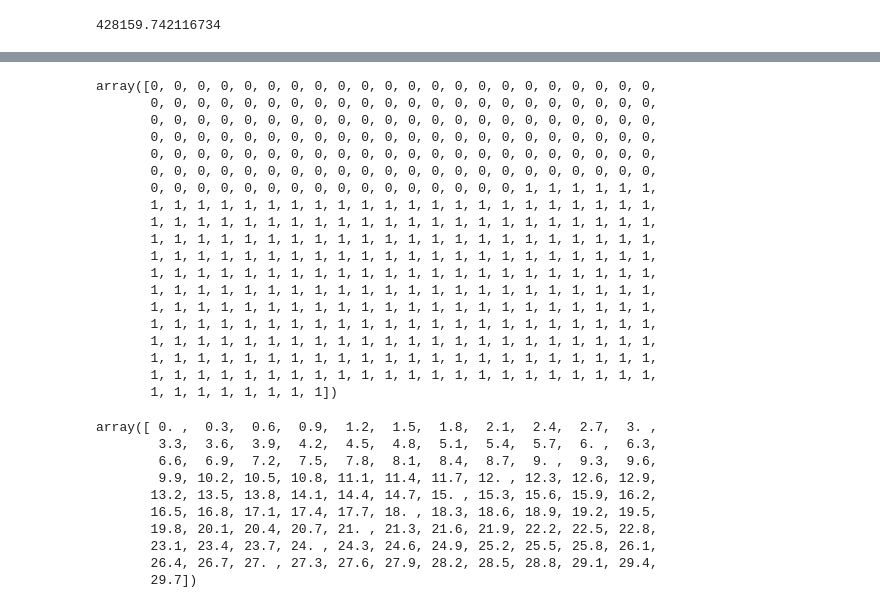
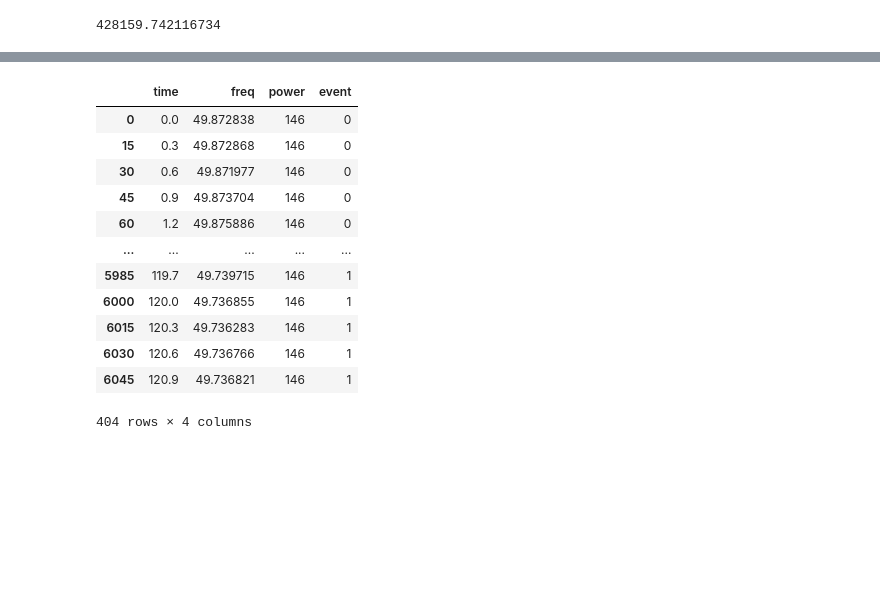
Before and after one commit to JoFeG/Differential-Evolution-Frequency-Model-Fitting, a Jupyter notebook: Example.ipynb, the cells around one changed output, grey strips where cells are left out. Saved outputs shown, nothing was run; the diff lists cells and outputs as text; code cells hidden in the pictures; blank space fills up the shorter version.

```diff
--- a/Example.ipynb
+++ b/Example.ipynb
@@ -99,49 +95,15 @@ df["Time Stamp"][0]
 # %%
-Ts = 0.1
-freq = df[df.index % int(Ts / 0.02) == 0]["CIO"]
-power =  df[df.index % int(Ts / 0.02) == 0]["Potencia"]
-time = Ts * np.arange(freq.size)
-event = (df[df.index % int(Ts / 0.02) == 0].index >= df["Inicio"][0]).astype(int)
-
-d = {'time':time, 'freq':freq, 'power':power, 'event':event}
-
-pd.DataFrame(data=d).to_csv("./test.csv", index=False)
+# %% [output]
+|  | time | freq | power | event |
+| 0 | 0.0 | 49.872838 | 146 | 0 |
+| 15 | 0.3 | 49.872868 | 146 | 0 |
+| 30 | 0.6 | 49.871977 | 146 | 0 |
+| 45 | 0.9 | 49.873704 | 146 | 0 |
+| 60 | 1.2 | 49.875886 | 146 | 0 |
+| ... | ... | ... | ... | ... |
+| 5985 | 119.7 | 49.739715 | 146 | 1 |
+| 6000 | 120.0 | 49.736855 | 146 | 1 |
+| 6015 | 120.3 | 49.736283 | 146 | 1 |
+| 6030 | 120.6 | 49.736766 | 146 | 1 |
+| 6045 | 120.9 | 49.736821 | 146 | 1 |
+404 rows × 4 columns
-# %%
-event = (df[df.index % int(Ts / 0.02) == 0].index >= df["Inicio"][0]).astype(int)
-event
-# %% [output]
-array([0, 0, 0, 0, 0, 0, 0, 0, 0, 0, 0, 0, 0, 0, 0, 0, 0, 0, 0, 0, 0, 0,
-       0, 0, 0, 0, 0, 0, 0, 0, 0, 0, 0, 0, 0, 0, 0, 0, 0, 0, 0, 0, 0, 0,
-       0, 0, 0, 0, 0, 0, 0, 0, 0, 0, 0, 0, 0, 0, 0, 0, 0, 0, 0, 0, 0, 0,
-       0, 0, 0, 0, 0, 0, 0, 0, 0, 0, 0, 0, 0, 0, 0, 0, 0, 0, 0, 0, 0, 0,
-       0, 0, 0, 0, 0, 0, 0, 0, 0, 0, 0, 0, 0, 0, 0, 0, 0, 0, 0, 0, 0, 0,
-       0, 0, 0, 0, 0, 0, 0, 0, 0, 0, 0, 0, 0, 0, 0, 0, 0, 0, 0, 0, 0, 0,
-       0, 0, 0, 0, 0, 0, 0, 0, 0, 0, 0, 0, 0, 0, 0, 0, 1, 1, 1, 1, 1, 1,
-       1, 1, 1, 1, 1, 1, 1, 1, 1, 1, 1, 1, 1, 1, 1, 1, 1, 1, 1, 1, 1, 1,
-       1, 1, 1, 1, 1, 1, 1, 1, 1, 1, 1, 1, 1, 1, 1, 1, 1, 1, 1, 1, 1, 1,
-       1, 1, 1, 1, 1, 1, 1, 1, 1, 1, 1, 1, 1, 1, 1, 1, 1, 1, 1, 1, 1, 1,
-       1, 1, 1, 1, 1, 1, 1, 1, 1, 1, 1, 1, 1, 1, 1, 1, 1, 1, 1, 1, 1, 1,
-       1, 1, 1, 1, 1, 1, 1, 1, 1, 1, 1, 1, 1, 1, 1, 1, 1, 1, 1, 1, 1, 1,
-       1, 1, 1, 1, 1, 1, 1, 1, 1, 1, 1, 1, 1, 1, 1, 1, 1, 1, 1, 1, 1, 1,
-       1, 1, 1, 1, 1, 1, 1, 1, 1, 1, 1, 1, 1, 1, 1, 1, 1, 1, 1, 1, 1, 1,
-       1, 1, 1, 1, 1, 1, 1, 1, 1, 1, 1, 1, 1, 1, 1, 1, 1, 1, 1, 1, 1, 1,
-       1, 1, 1, 1, 1, 1, 1, 1, 1, 1, 1, 1, 1, 1, 1, 1, 1, 1, 1, 1, 1, 1,
-       1, 1, 1, 1, 1, 1, 1, 1, 1, 1, 1, 1, 1, 1, 1, 1, 1, 1, 1, 1, 1, 1,
-       1, 1, 1, 1, 1, 1, 1, 1, 1, 1, 1, 1, 1, 1, 1, 1, 1, 1, 1, 1, 1, 1,
-       1, 1, 1, 1, 1, 1, 1, 1])
-# %%
-a = '.1'
-Ts = .3
-s =100
-Ts * np.arange(s)
-# %% [output]
-array([ 0. ,  0.3,  0.6,  0.9,  1.2,  1.5,  1.8,  2.1,  2.4,  2.7,  3. ,
-        3.3,  3.6,  3.9,  4.2,  4.5,  4.8,  5.1,  5.4,  5.7,  6. ,  6.3,
-        6.6,  6.9,  7.2,  7.5,  7.8,  8.1,  8.4,  8.7,  9. ,  9.3,  9.6,
-        9.9, 10.2, 10.5, 10.8, 11.1, 11.4, 11.7, 12. , 12.3, 12.6, 12.9,
-       13.2, 13.5, 13.8, 14.1, 14.4, 14.7, 15. , 15.3, 15.6, 15.9, 16.2,
-       16.5, 16.8, 17.1, 17.4, 17.7, 18. , 18.3, 18.6, 18.9, 19.2, 19.5,
-       19.8, 20.1, 20.4, 20.7, 21. , 21.3, 21.6, 21.9, 22.2, 22.5, 22.8,
-       23.1, 23.4, 23.7, 24. , 24.3, 24.6, 24.9, 25.2, 25.5, 25.8, 26.1,
-       26.4, 26.7, 27. , 27.3, 27.6, 27.9, 28.2, 28.5, 28.8, 29.1, 29.4,
-       29.7])
```
Also changed, not shown: parts of 2 cells of this notebook, 1 other file.
